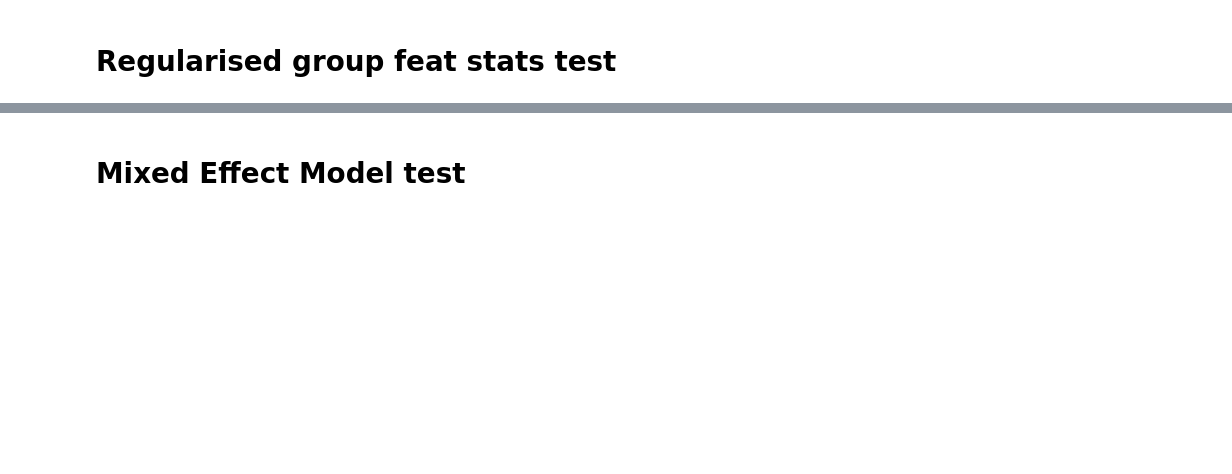
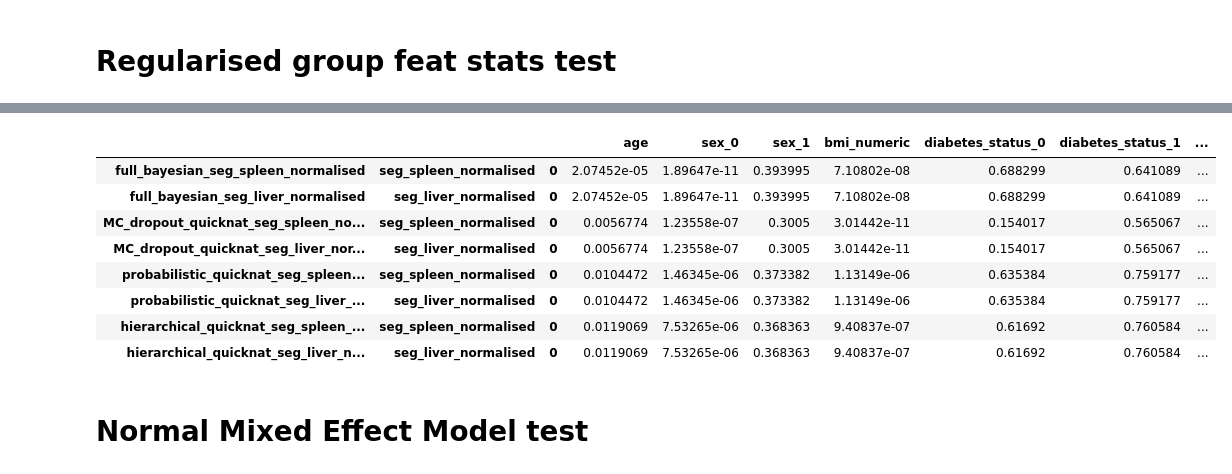
Before and after one commit to jyotirmay123/BNN-for-Uncertainty-Estimation-of-Imaging-Biomarkers, a Jupyter notebook: model_and_dataset_stats_analysis_final.ipynb, the cells around one changed output, grey strips where cells are left out. Drawn from its saved outputs; the diff is of its cells as text; code cells hidden in the pictures; blank space fills up the shorter version.

```diff
--- a/model_and_dataset_stats_analysis_final.ipynb
+++ b/model_and_dataset_stats_analysis_final.ipynb
@@ -345,2 +332,14 @@ p_value_df.T
+# %%
+anova_test_p_value_df_styler
+# %% [output]
+|  |  |  | age | sex_0 | sex_1 | bmi_numeric | diabetes_status_0 | diabetes_status_1 | ... |
+| full_bayesian_seg_spleen_normalised | seg_spleen_normalised | 0 | 2.07452e-05 | 1.89647e-11 | 0.393995 | 7.10802e-08 | 0.688299 | 0.641089 | ... |
+| full_bayesian_seg_liver_normalised | seg_liver_normalised | 0 | 2.07452e-05 | 1.89647e-11 | 0.393995 | 7.10802e-08 | 0.688299 | 0.641089 | ... |
+| MC_dropout_quicknat_seg_spleen_no... | seg_spleen_normalised | 0 | 0.0056774 | 1.23558e-07 | 0.3005 | 3.01442e-11 | 0.154017 | 0.565067 | ... |
+| MC_dropout_quicknat_seg_liver_nor... | seg_liver_normalised | 0 | 0.0056774 | 1.23558e-07 | 0.3005 | 3.01442e-11 | 0.154017 | 0.565067 | ... |
+| probabilistic_quicknat_seg_spleen... | seg_spleen_normalised | 0 | 0.0104472 | 1.46345e-06 | 0.373382 | 1.13149e-06 | 0.635384 | 0.759177 | ... |
+| probabilistic_quicknat_seg_liver_... | seg_liver_normalised | 0 | 0.0104472 | 1.46345e-06 | 0.373382 | 1.13149e-06 | 0.635384 | 0.759177 | ... |
+| hierarchical_quicknat_seg_spleen_... | seg_spleen_normalised | 0 | 0.0119069 | 7.53265e-06 | 0.368363 | 9.40837e-07 | 0.61692 | 0.760584 | ... |
+| hierarchical_quicknat_seg_liver_n... | seg_liver_normalised | 0 | 0.0119069 | 7.53265e-06 | 0.368363 | 9.40837e-07 | 0.61692 | 0.760584 | ... |
 # %% [markdown]
-# Mixed Effect Model test
+# Normal Mixed Effect Model test
```
Also changed, not shown: parts of 16 cells of this notebook, 8 other files.
